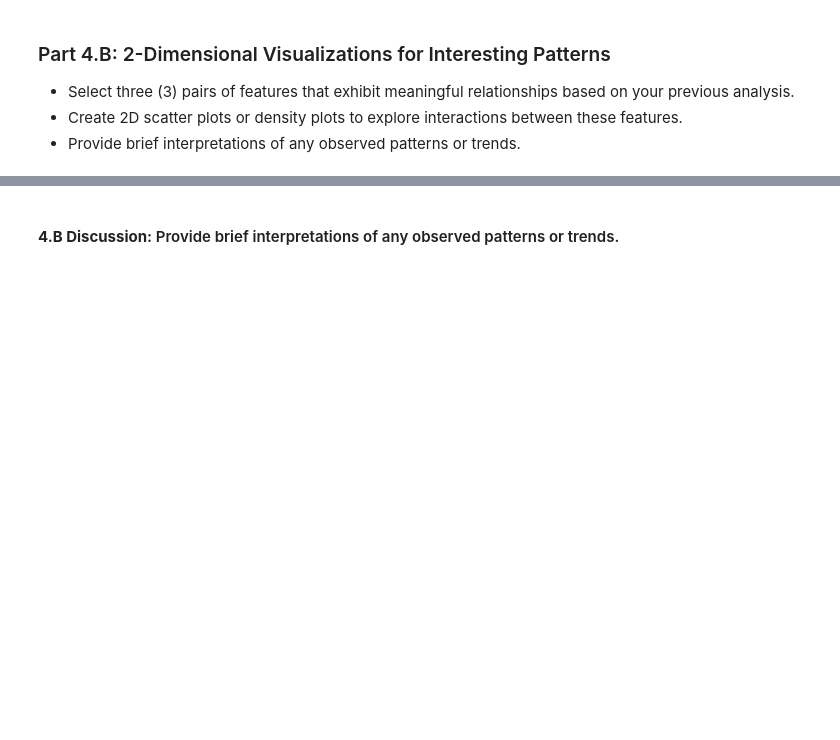
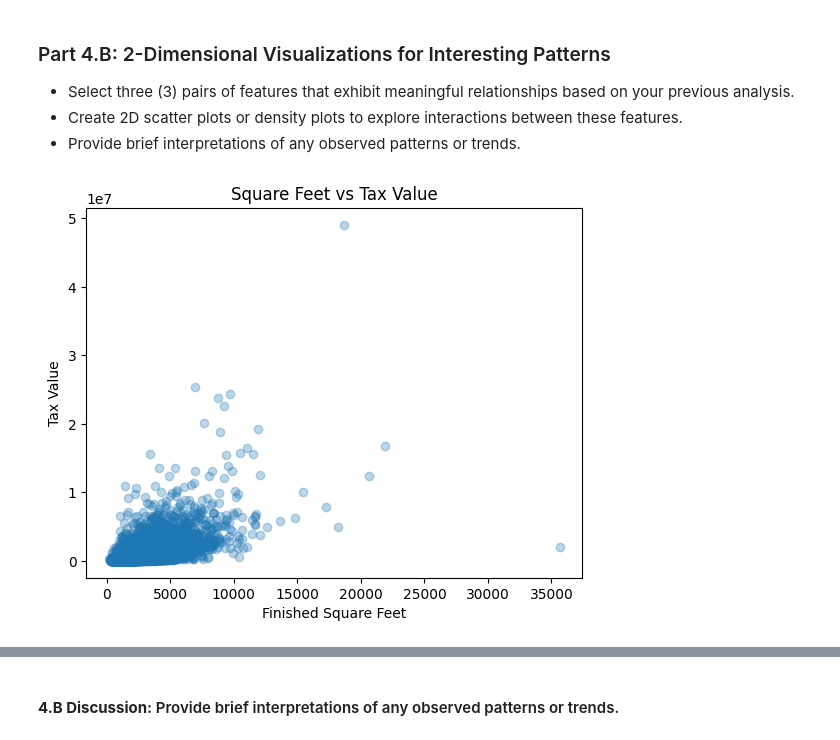
Before and after one commit to jasser-dh/Module-3-Assignments, a Jupyter notebook: Milestone_01.ipynb, the cells around one changed output, grey strips where cells are left out. Drawn from its saved outputs; the diff is of its cells as text; code cells hidden in the pictures; blank space fills up the shorter version.

```diff
--- a/Milestone_01.ipynb
+++ b/Milestone_01.ipynb
@@ -710,3 +1044,18 @@ Pay particular attention to especially interesting and/or strongly correlated fe
    - Select three (3) pairs of features that exhibit meaningful relationships based on your previous analysis.
    - Create 2D scatter plots or density plots to explore interactions between these features.
    - Provide brief interpretations of any observed patterns or trends.
+# %%
+
+df_4b = df_4a.copy()
+
+# =============================
+# 1. Pair 1: Size vs Target
+# =============================
+plt.figure()
+plt.scatter(df_4b['calculatedfinishedsquarefeet'], df_4b['taxvaluedollarcnt'], alpha=0.3)
+plt.xlabel('Finished Square Feet')
+plt.ylabel('Tax Value')
+plt.title('Square Feet vs Tax Value')
+plt.show()
+# %% [output]
+[figure, added]
```
Also changed, not shown: parts of 18 cells of this notebook, 2 other files.
